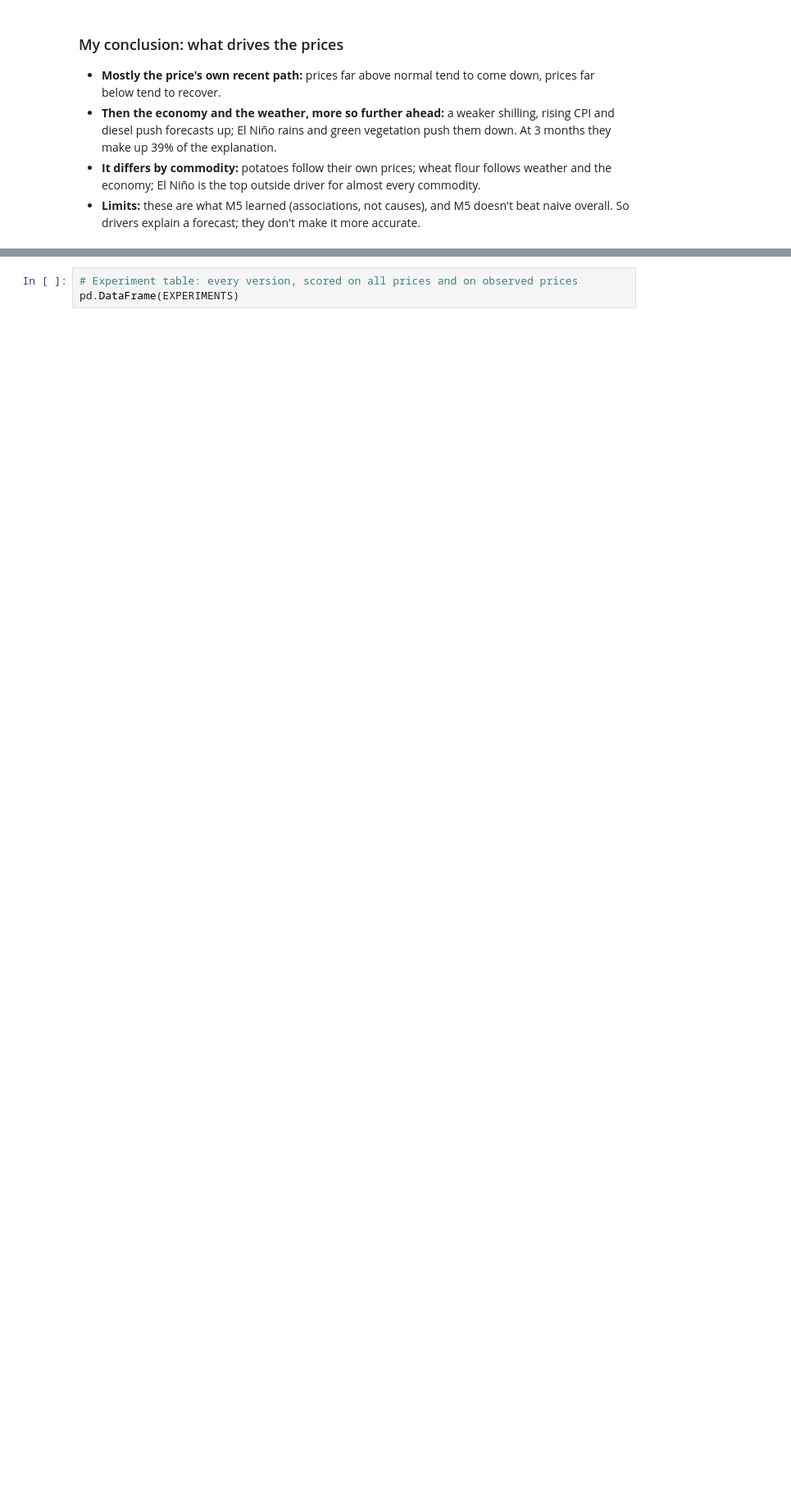
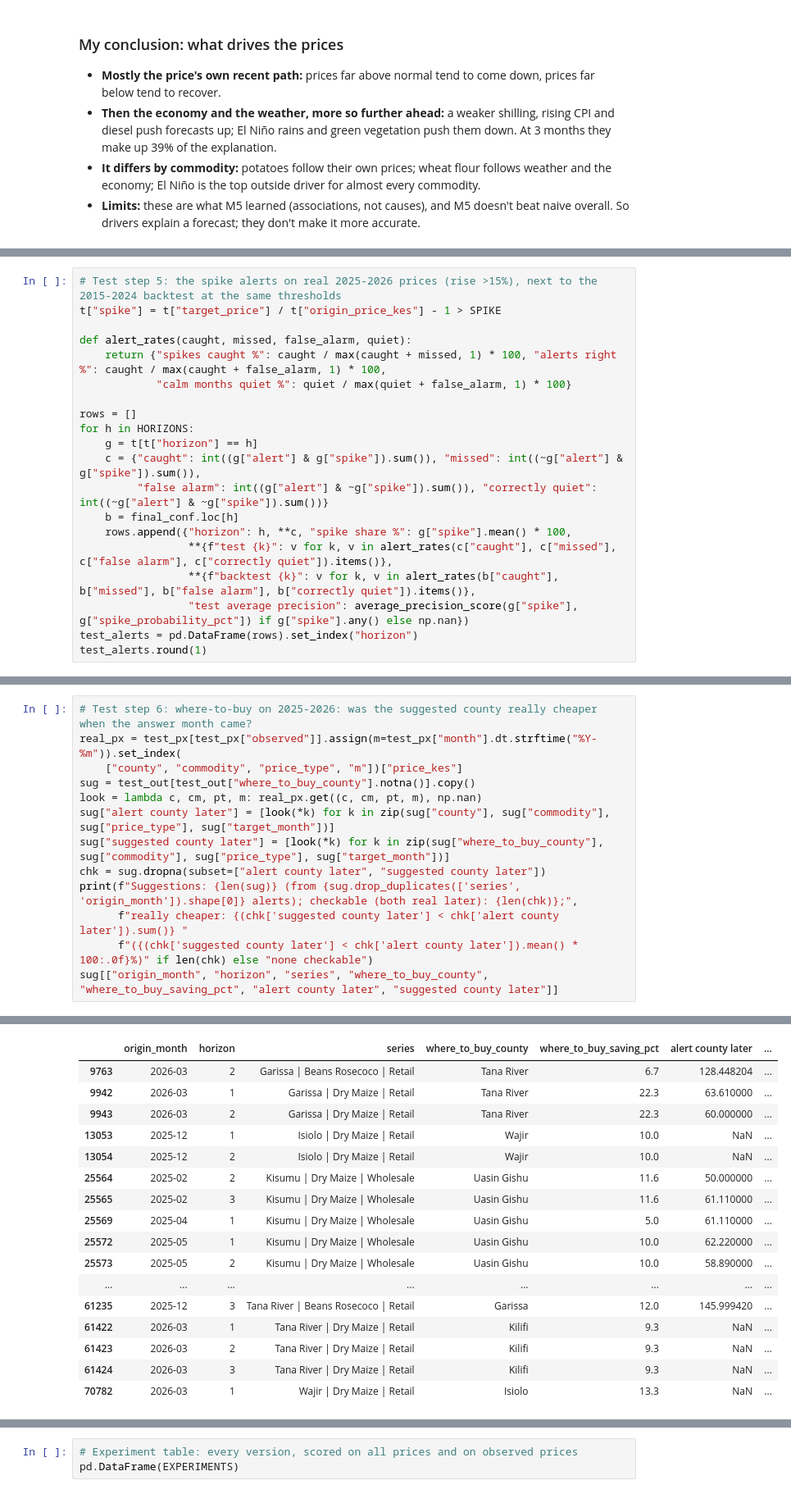
Before and after one commit to emergingleader/Soko_Radar, a Jupyter notebook: notebooks/02_model_build.ipynb, the cells around one changed output, grey strips where cells are left out. Shown at 82% size. Drawn from its saved outputs; the diff is of its cells as text; blank space fills up the shorter version.

Commit message:
Sealed test (Day 5): 2025-2026 results through the frozen script, train-test gap, upstream leak recorded; model card updated

```diff
--- a/notebooks/02_model_build.ipynb
+++ b/notebooks/02_model_build.ipynb
@@ -4114,0 +4349,20 @@ Mandera | Beans Dolichos (Njahi) | Retail, from Aug 2024: predicted change +11.9
+# %%
+# Test step 5: the spike alerts on real 2025-2026 prices (rise >15%), next to the 2015-2024 backtest at the same thresholds
+t["spike"] = t["target_price"] / t["origin_price_kes"] - 1 > SPIKE
+
+def alert_rates(caught, missed, false_alarm, quiet):
+    return {"spikes caught %": caught / max(caught + missed, 1) * 100, "alerts right %": caught / max(caught + false_alarm, 1) * 100,
+            "calm months quiet %": quiet / max(quiet + false_alarm, 1) * 100}
+
+rows = []
+for h in HORIZONS:
+    g = t[t["horizon"] == h]
+    c = {"caught": int((g["alert"] & g["spike"]).sum()), "missed": int((~g["alert"] & g["spike"]).sum()),
+         "false alarm": int((g["alert"] & ~g["spike"]).sum()), "correctly quiet": int((~g["alert"] & ~g["spike"]).sum())}
+    b = final_conf.loc[h]
+    rows.append({"horizon": h, **c, "spike share %": g["spike"].mean() * 100,
+                 **{f"test {k}": v for k, v in alert_rates(c["caught"], c["missed"], c["false alarm"], c["correctly quiet"]).items()},
+                 **{f"backtest {k}": v for k, v in alert_rates(b["caught"], b["missed"], b["false alarm"], b["correctly quiet"]).items()},
+                 "test average precision": average_precision_score(g["spike"], g["spike_probability_pct"]) if g["spike"].any() else np.nan})
+test_alerts = pd.DataFrame(rows).set_index("horizon")
+test_alerts.round(1)
@@ -4114,0 +4383,14 @@ Mandera | Beans Dolichos (Njahi) | Retail, from Aug 2024: predicted change +11.9
+# %%
+# Test step 6: where-to-buy on 2025-2026: was the suggested county really cheaper when the answer month came?
+real_px = test_px[test_px["observed"]].assign(m=test_px["month"].dt.strftime("%Y-%m")).set_index(
+    ["county", "commodity", "price_type", "m"])["price_kes"]
+sug = test_out[test_out["where_to_buy_county"].notna()].copy()
+look = lambda c, cm, pt, m: real_px.get((c, cm, pt, m), np.nan)
+sug["alert county later"] = [look(*k) for k in zip(sug["county"], sug["commodity"], sug["price_type"], sug["target_month"])]
+sug["suggested county later"] = [look(*k) for k in zip(sug["where_to_buy_county"], sug["commodity"], sug["price_type"], sug["target_month"])]
+chk = sug.dropna(subset=["alert county later", "suggested county later"])
+print(f"Suggestions: {len(sug)} (from {sug.drop_duplicates(['series', 'origin_month']).shape[0]} alerts); checkable (both real later): {len(chk)};",
+      f"really cheaper: {(chk['suggested county later'] < chk['alert county later']).sum()} "
+      f"({(chk['suggested county later'] < chk['alert county later']).mean() * 100:.0f}%)" if len(chk) else "none checkable")
+sug[["origin_month", "horizon", "series", "where_to_buy_county", "where_to_buy_saving_pct", "alert county later", "suggested county later"]]
+# %% [output]
@@ -4114,0 +4398,17 @@ Mandera | Beans Dolichos (Njahi) | Retail, from Aug 2024: predicted change +11.9
+|  | origin_month | horizon | series | where_to_buy_county | where_to_buy_saving_pct | alert county later | ... |
+| 9763 | 2026-03 | 2 | Garissa | Beans Rosecoco | Retail | Tana River | 6.7 | 128.448204 | ... |
+| 9942 | 2026-03 | 1 | Garissa | Dry Maize | Retail | Tana River | 22.3 | 63.610000 | ... |
+| 9943 | 2026-03 | 2 | Garissa | Dry Maize | Retail | Tana River | 22.3 | 60.000000 | ... |
+| 13053 | 2025-12 | 1 | Isiolo | Dry Maize | Retail | Wajir | 10.0 | NaN | ... |
+| 13054 | 2025-12 | 2 | Isiolo | Dry Maize | Retail | Wajir | 10.0 | NaN | ... |
+| 25564 | 2025-02 | 2 | Kisumu | Dry Maize | Wholesale | Uasin Gishu | 11.6 | 50.000000 | ... |
+| 25565 | 2025-02 | 3 | Kisumu | Dry Maize | Wholesale | Uasin Gishu | 11.6 | 61.110000 | ... |
+| 25569 | 2025-04 | 1 | Kisumu | Dry Maize | Wholesale | Uasin Gishu | 5.0 | 61.110000 | ... |
+| 25572 | 2025-05 | 1 | Kisumu | Dry Maize | Wholesale | Uasin Gishu | 10.0 | 62.220000 | ... |
+| 25573 | 2025-05 | 2 | Kisumu | Dry Maize | Wholesale | Uasin Gishu | 10.0 | 58.890000 | ... |
+| ... | ... | ... | ... | ... | ... | ... | ... |
+| 61235 | 2025-12 | 3 | Tana River | Beans Rosecoco | Retail | Garissa | 12.0 | 145.999420 | ... |
+| 61422 | 2026-03 | 1 | Tana River | Dry Maize | Retail | Kilifi | 9.3 | NaN | ... |
+| 61423 | 2026-03 | 2 | Tana River | Dry Maize | Retail | Kilifi | 9.3 | NaN | ... |
+| 61424 | 2026-03 | 3 | Tana River | Dry Maize | Retail | Kilifi | 9.3 | NaN | ... |
+| 70782 | 2026-03 | 1 | Wajir | Dry Maize | Retail | Isiolo | 13.3 | NaN | ... |
```
Also changed, not shown: parts of 20 cells of this notebook, 1 other file.
